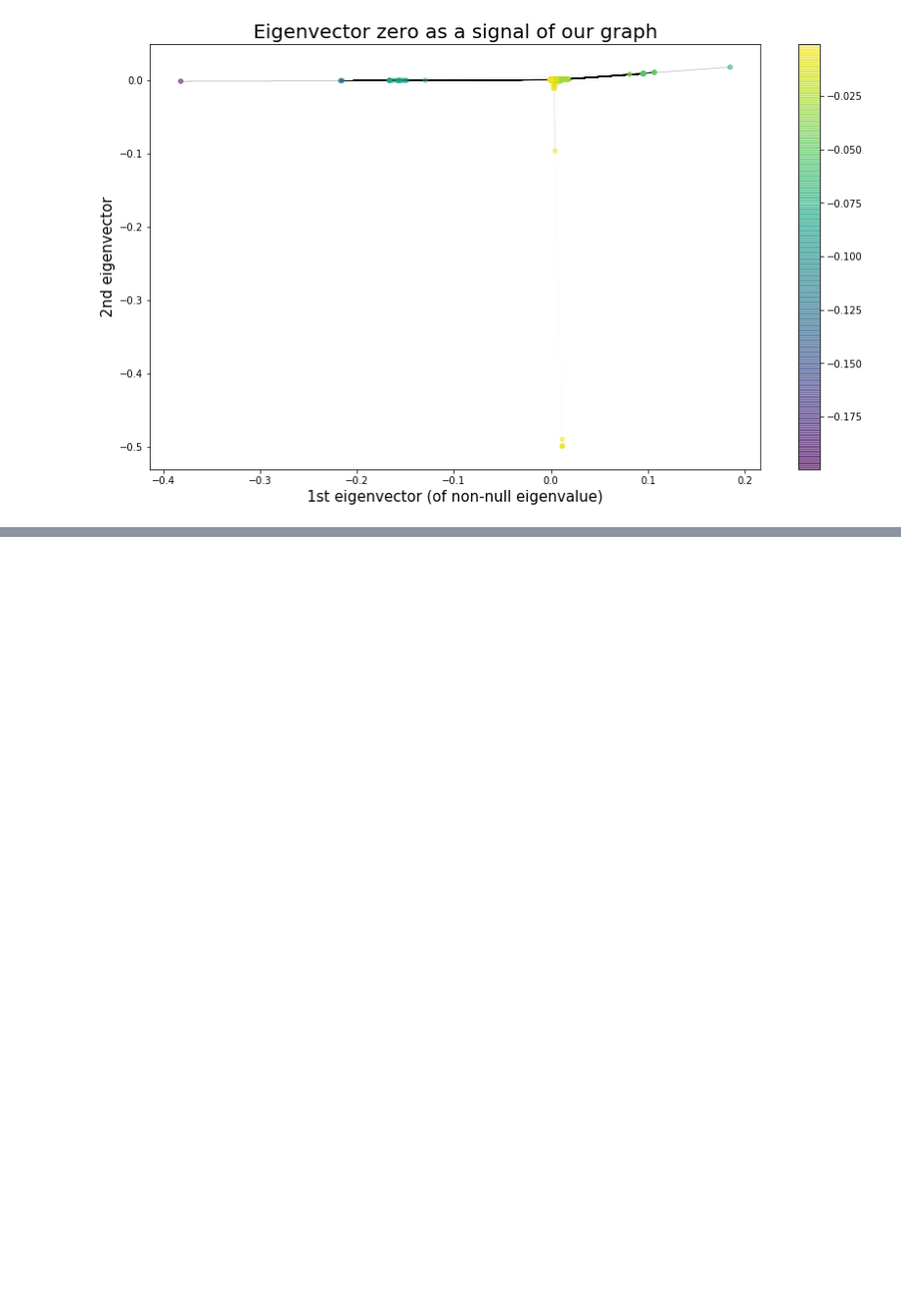
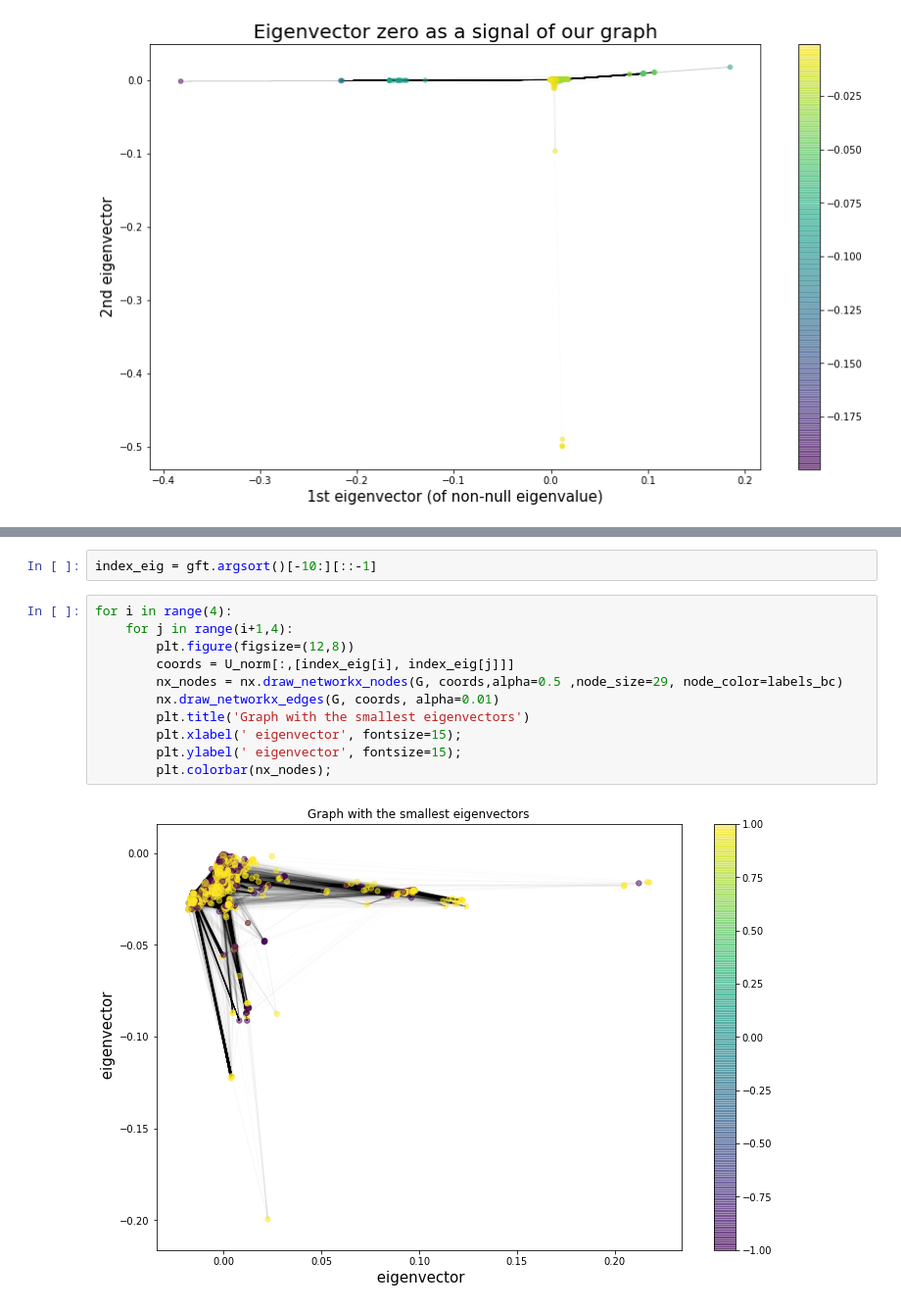
Before and after one commit to rocari96/NTDS-project, a Jupyter notebook: notebook.ipynb, the cells around one changed output, grey strips where cells are left out. Shown at 98% size. Drawn from its saved outputs; the diff is of its cells as text; blank space fills up the shorter version.

```diff
--- a/notebook.ipynb
+++ b/notebook.ipynb
@@ -663,0 +495,15 @@ plt.tight_layout()
+# %%
+index_eig = gft.argsort()[-10:][::-1]
+# %%
+for i in range(4):
+    for j in range(i+1,4):
+        plt.figure(figsize=(12,8))
+        coords = U_norm[:,[index_eig[i], index_eig[j]]]
+        nx_nodes = nx.draw_networkx_nodes(G, coords,alpha=0.5 ,node_size=29, node_color=labels_bc)
+        nx.draw_networkx_edges(G, coords, alpha=0.01)
+        plt.title('Graph with the smallest eigenvectors')
+        plt.xlabel(' eigenvector', fontsize=15);
+        plt.ylabel(' eigenvector', fontsize=15);
+        plt.colorbar(nx_nodes);
+# %% [output]
+[figure, added]
```
Also changed, not shown: parts of 58 cells of this notebook, 9 other files.
